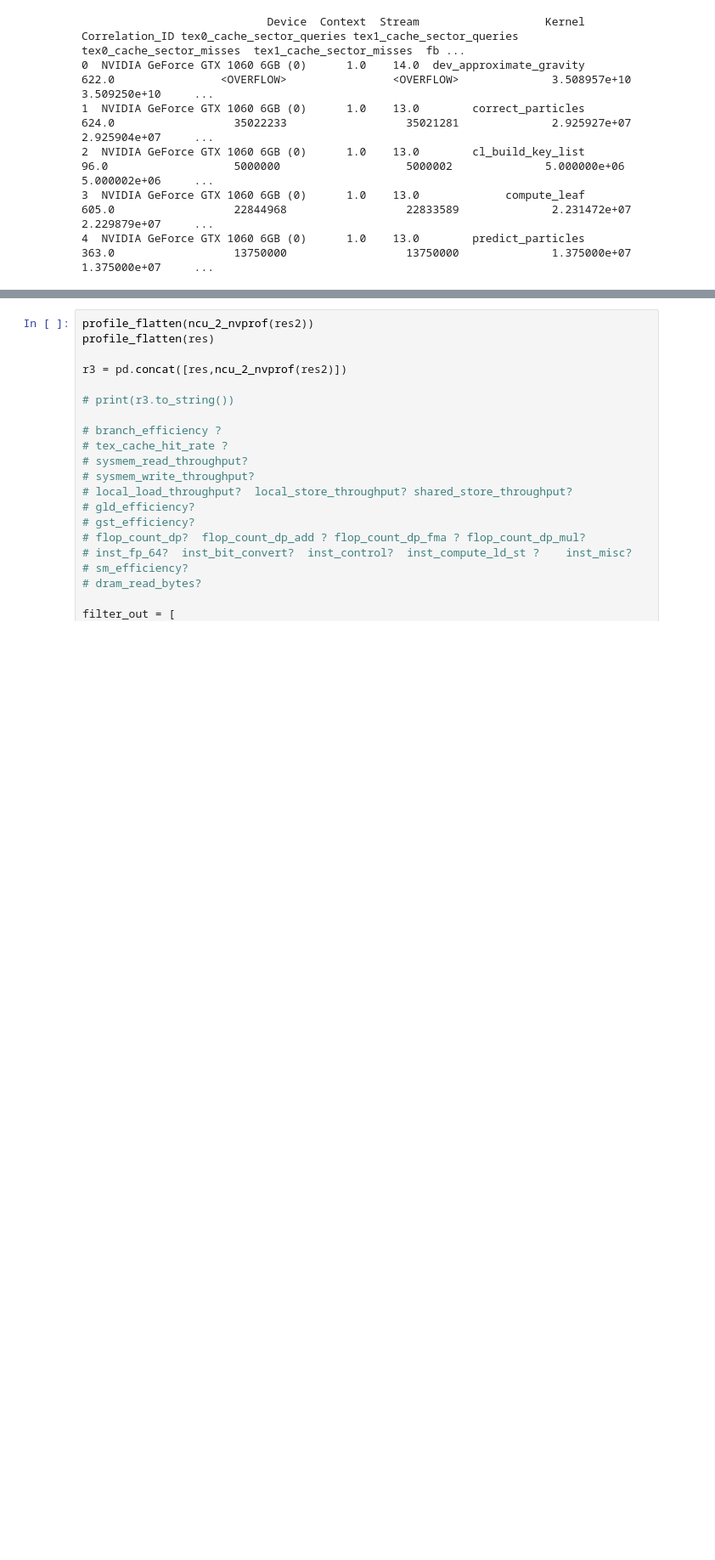
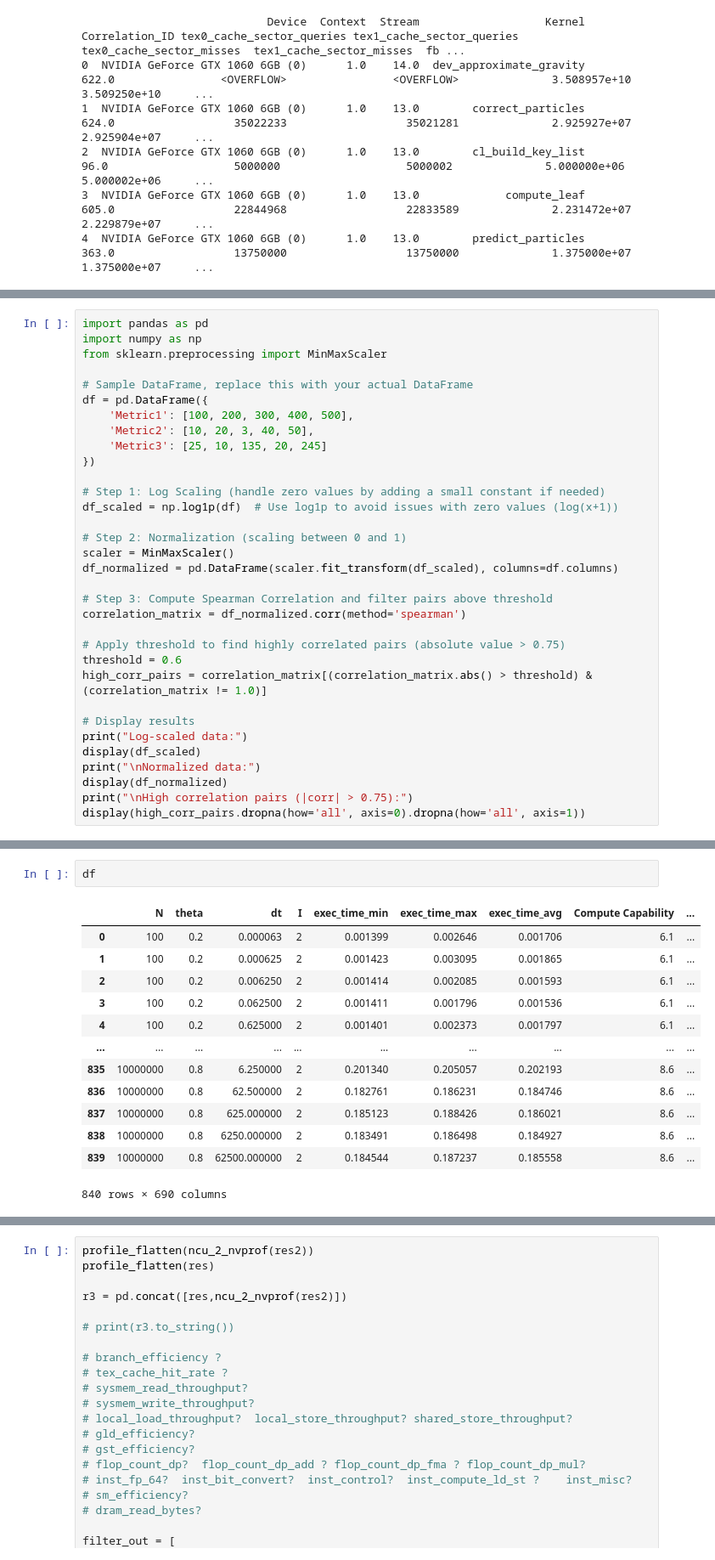
Before and after one commit to Mauricio-Bernuy/Bonsai-estimate, a Jupyter notebook: 3. Analysis.ipynb, the cells around one changed output, grey strips where cells are left out. Shown at 85% size. Drawn from its saved outputs; the diff is of its cells as text; blank space fills up the shorter version.

```diff
--- a/3. Analysis.ipynb
+++ b/3. Analysis.ipynb
@@ -622,0 +625,33 @@ print(res.to_string())
+# %%
+import pandas as pd
+import numpy as np
+from sklearn.preprocessing import MinMaxScaler
+
+# Sample DataFrame, replace this with your actual DataFrame
+df = pd.DataFrame({
+    'Metric1': [100, 200, 300, 400, 500],
+    'Metric2': [10, 20, 3, 40, 50],
+    'Metric3': [25, 10, 135, 20, 245]
+})
+
+# Step 1: Log Scaling (handle zero values by adding a small constant if needed)
+df_scaled = np.log1p(df)  # Use log1p to avoid issues with zero values (log(x+1))
+
+# Step 2: Normalization (scaling between 0 and 1)
+scaler = MinMaxScaler()
+df_normalized = pd.DataFrame(scaler.fit_transform(df_scaled), columns=df.columns)
+
+# Step 3: Compute Spearman Correlation and filter pairs above threshold
+correlation_matrix = df_normalized.corr(method='spearman')
+
+# Apply threshold to find highly correlated pairs (absolute value > 0.75)
+threshold = 0.6
+high_corr_pairs = correlation_matrix[(correlation_matrix.abs() > threshold) & (correlation_matrix != 1.0)]
+
+# Display results
+print("Log-scaled data:")
+display(df_scaled)
+print("\nNormalized data:")
+display(df_normalized)
+print("\nHigh correlation pairs (|corr| > 0.75):")
+display(high_corr_pairs.dropna(how='all', axis=0).dropna(how='all', axis=1))
@@ -622,0 +677,16 @@ print(res.to_string())
+# %%
+df
+# %% [output]
+|  | N | theta | dt | I | exec_time_min | exec_time_max | exec_time_avg | Compute Capability | ... |
+| 0 | 100 | 0.2 | 0.000063 | 2 | 0.001399 | 0.002646 | 0.001706 | 6.1 | ... |
+| 1 | 100 | 0.2 | 0.000625 | 2 | 0.001423 | 0.003095 | 0.001865 | 6.1 | ... |
+| 2 | 100 | 0.2 | 0.006250 | 2 | 0.001414 | 0.002085 | 0.001593 | 6.1 | ... |
+| 3 | 100 | 0.2 | 0.062500 | 2 | 0.001411 | 0.001796 | 0.001536 | 6.1 | ... |
+| 4 | 100 | 0.2 | 0.625000 | 2 | 0.001401 | 0.002373 | 0.001797 | 6.1 | ... |
+| ... | ... | ... | ... | ... | ... | ... | ... | ... | ... |
+| 835 | 10000000 | 0.8 | 6.250000 | 2 | 0.201340 | 0.205057 | 0.202193 | 8.6 | ... |
+| 836 | 10000000 | 0.8 | 62.500000 | 2 | 0.182761 | 0.186231 | 0.184746 | 8.6 | ... |
+| 837 | 10000000 | 0.8 | 625.000000 | 2 | 0.185123 | 0.188426 | 0.186021 | 8.6 | ... |
+| 838 | 10000000 | 0.8 | 6250.000000 | 2 | 0.183491 | 0.186498 | 0.184927 | 8.6 | ... |
+| 839 | 10000000 | 0.8 | 62500.000000 | 2 | 0.184544 | 0.187237 | 0.185558 | 8.6 | ... |
+840 rows × 690 columns
```
Also changed, not shown: parts of 8 cells of this notebook, 1 other file.
